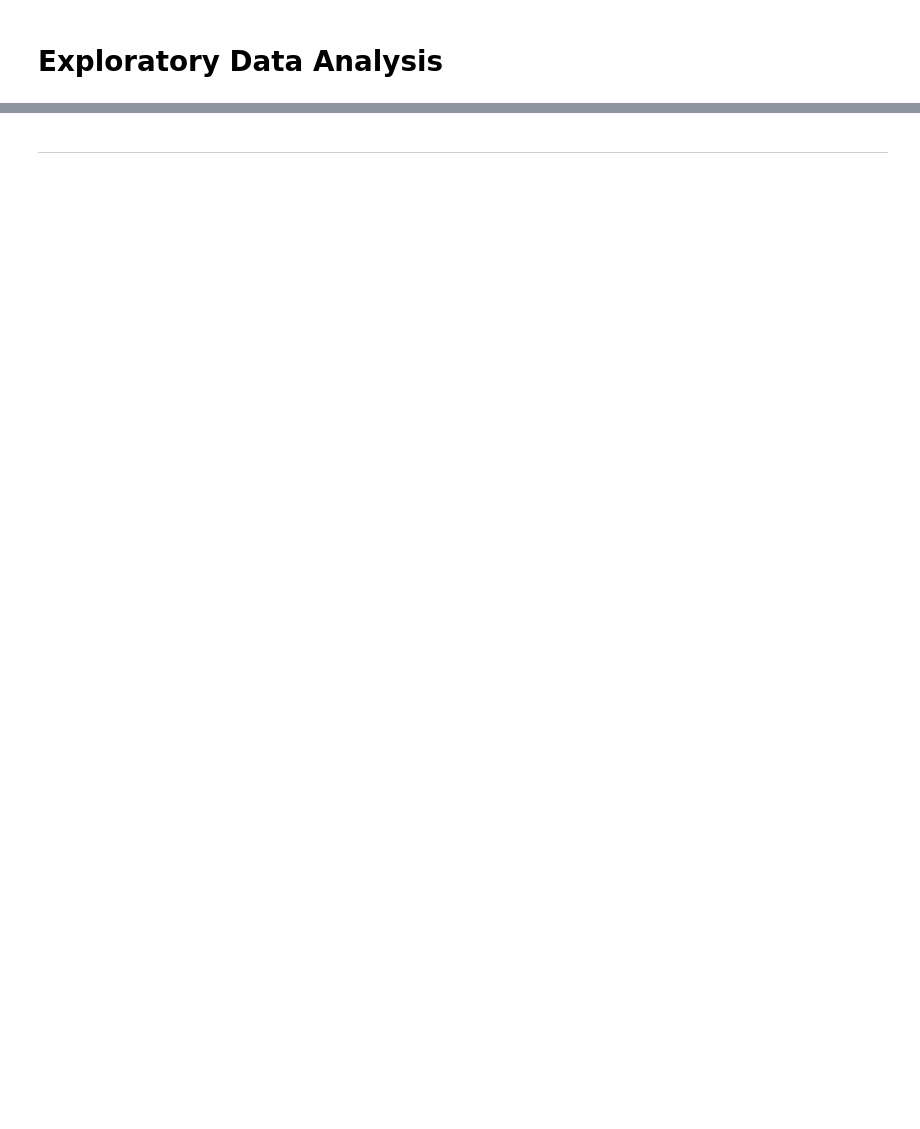
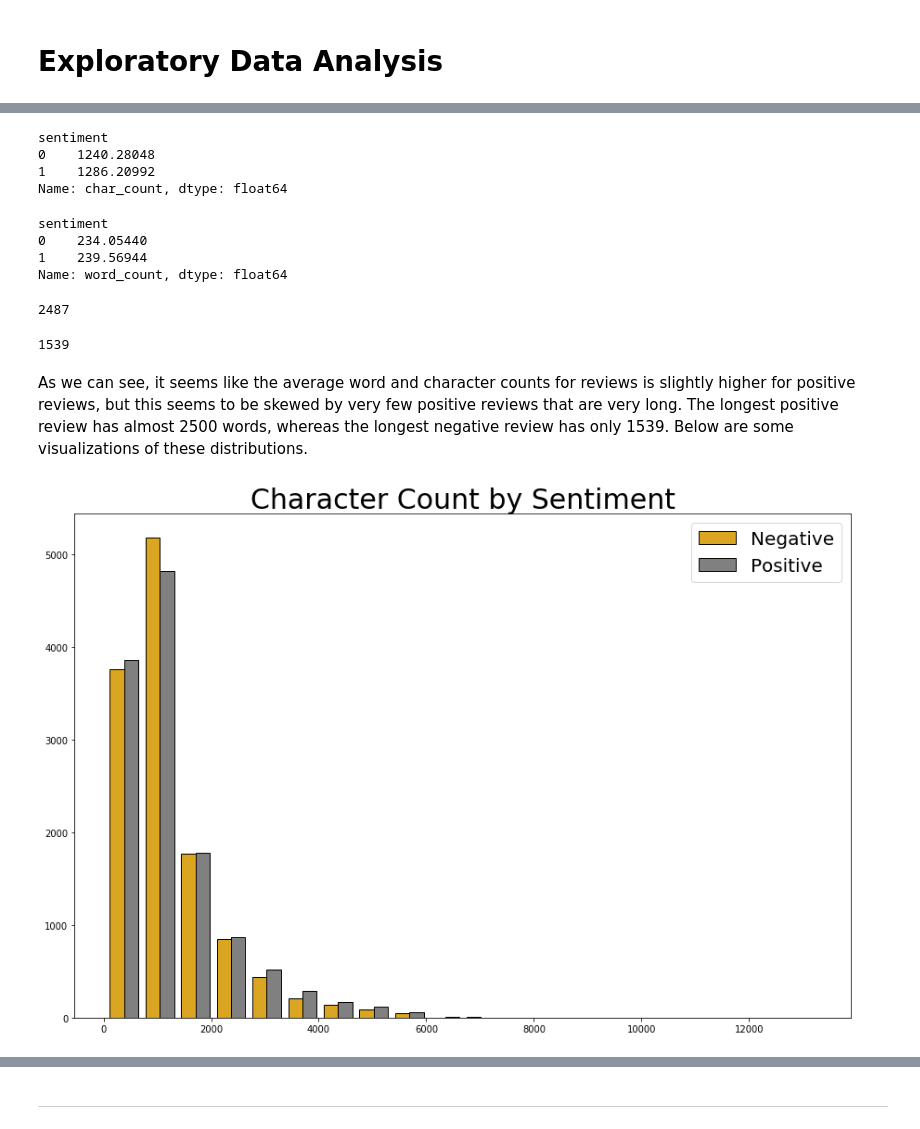
Before and after one commit to hovikgas/capstone, a Jupyter notebook: notebooks/02_EDA.ipynb, the cells around one changed output, grey strips where cells are left out. Drawn from its saved outputs; the diff is of its cells as text; code cells hidden in the pictures; blank space fills up the shorter version.

```diff
--- a/notebooks/02_EDA.ipynb
+++ b/notebooks/02_EDA.ipynb
@@ -228,0 +12,2 @@ with open('../data/cleantestreviews.txt', 'wb') as fp:
+# %%
+train_df = pd.read_csv('../data/cleantrain.csv')
@@ -228,0 +25,4 @@ with open('../data/cleantestreviews.txt', 'wb') as fp:
+# %%
+train_df['char_count'] = train_df.cleanreview.map(len)
+# %%
+train_df['word_count'] = train_df.cleanreview.map(lambda x: len(x.split()))
@@ -228,0 +38,34 @@ with open('../data/cleantestreviews.txt', 'wb') as fp:
+# %%
+train_df.char_count.groupby(train_df.sentiment).mean()
+# %% [output]
+sentiment
+0    1240.28048
+1    1286.20992
+Name: char_count, dtype: float64
+# %%
+train_df.word_count.groupby(train_df.sentiment).mean()
+# %% [output]
+sentiment
+0    234.05440
+1    239.56944
+Name: word_count, dtype: float64
+# %%
+train_df[train_df.sentiment == 1].word_count.max()
+# %% [output]
+2487
+# %%
+train_df[train_df.sentiment == 0].word_count.max()
+# %% [output]
+1539
+# %% [markdown]
+As we can see, it seems like the average word and character counts for reviews is slightly higher for positive reviews, but this seems to be skewed by very few positive reviews that are very long. The longest positive review has almost 2500 words, whereas the longest negative review has only 1539. Below are some visualizations of these distributions.
+# %%
+plt.figure(figsize=(15,10))
+plt.hist([train_df[train_df['sentiment']==0]['char_count'],
+          train_df[train_df['sentiment']==1]['char_count']],
+         bins=20, color=['goldenrod', 'grey'], ec='k')
+plt.title('Character Count by Sentiment', fontsize=30)
+plt.legend(['Negative', 'Positive'], fontsize=20)
+plt.savefig('../figures/charcount.png', dpi=300)
+# %% [output]
+[figure, added]
```
Also changed, not shown: parts of 68 cells of this notebook, 15 other files.
